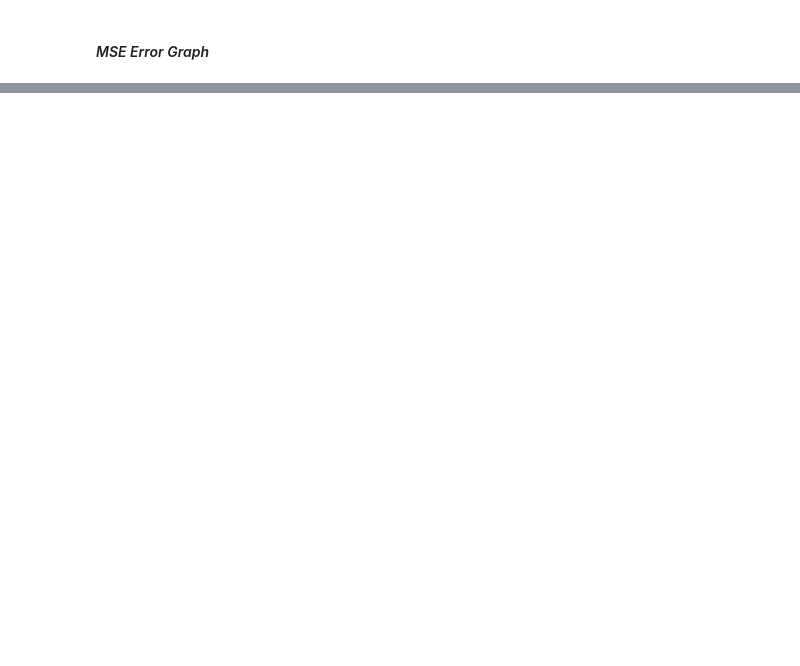
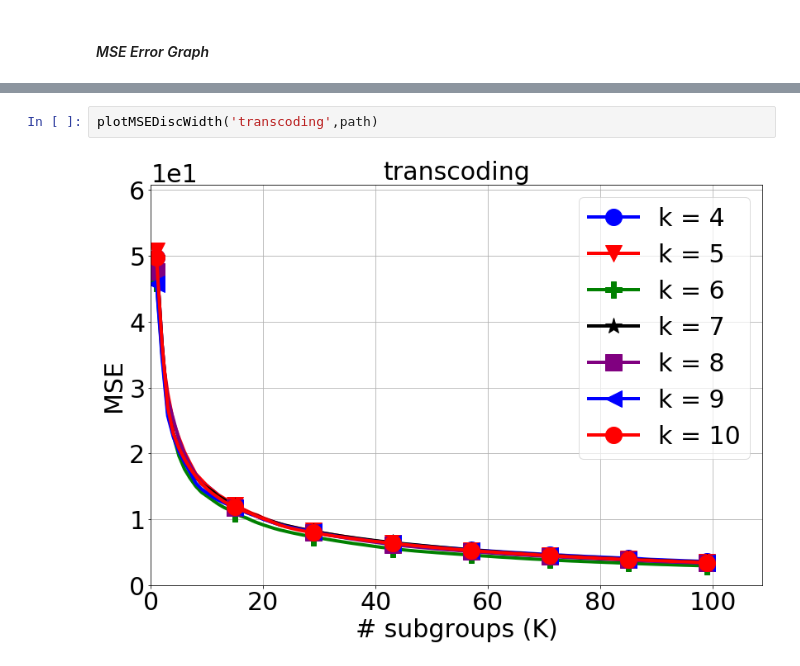
Before and after one commit to RemilYoucef/split-sd4x-dm2l, a Jupyter notebook: tabular data/regression/Benchmarks/3. transcoding videos/supplementary tests/trans_tests_eval.ipynb, the cells around one changed output, grey strips where cells are left out. Drawn from its saved outputs; the diff is of its cells as text; blank space fills up the shorter version.

```diff
--- a/tabular data/regression/Benchmarks/3. transcoding videos/supplementary tests/trans_tests_eval.ipynb
+++ b/tabular data/regression/Benchmarks/3. transcoding videos/supplementary tests/trans_tests_eval.ipynb
@@ -118,0 +258,4 @@ plotMSEwrtNbModels('transcoding_videos',path)
+# %%
+plotMSEDiscWidth('transcoding',path)
+# %% [output]
+[figure, added]
```
Also changed, not shown: parts of 28 cells of this notebook, 28 other files.
